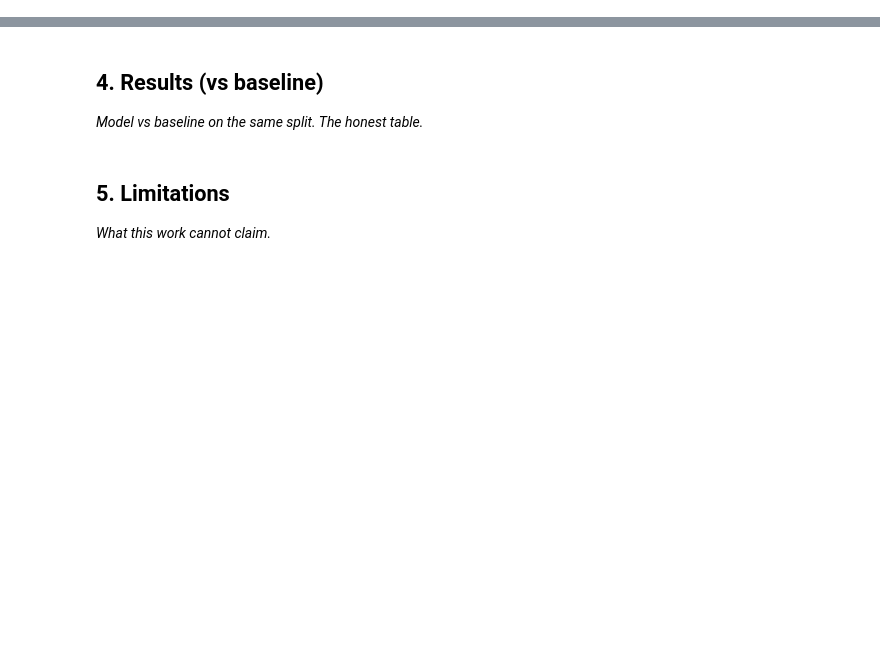
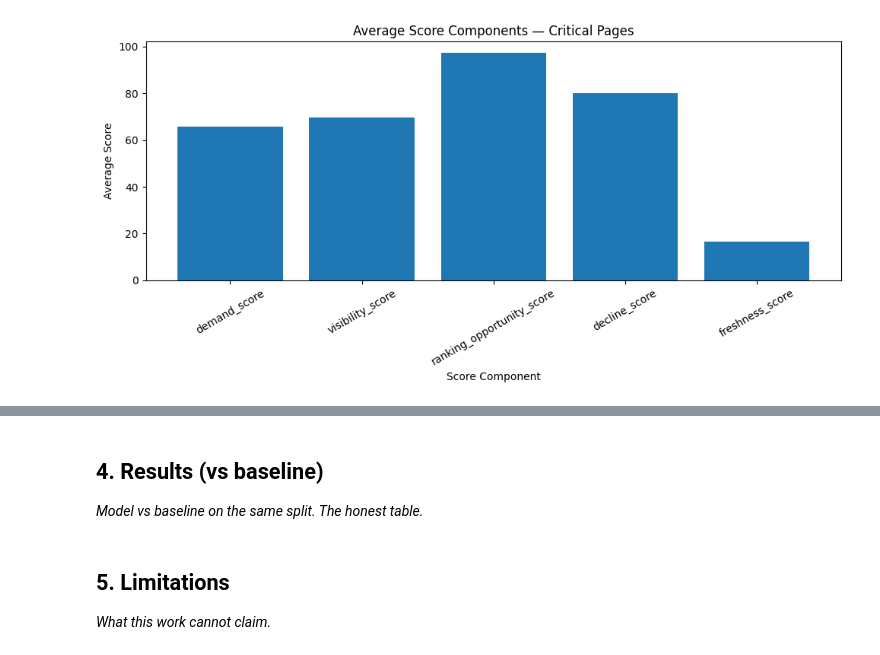
Before and after one commit to Coder-bot1/FlyRank-Internship, a Jupyter notebook: work/notebooks/capstone.ipynb, the cells around one changed output, grey strips where cells are left out. Drawn from its saved outputs; the diff is of its cells as text; code cells hidden in the pictures; blank space fills up the shorter version.

```diff
--- a/work/notebooks/capstone.ipynb
+++ b/work/notebooks/capstone.ipynb
@@ -20,0 +3595,32 @@ This skeleton is yours to fill. Work the sections **in order** — each one has
+# %%
+critical = refresh_queue[
+    refresh_queue["refresh_priority"] == "Critical"
+]
+
+components = [
+    "demand_score",
+    "visibility_score",
+    "ranking_opportunity_score",
+    "decline_score",
+    "freshness_score"
+]
+
+means = critical[components].mean()
+
+plt.figure(figsize=(10, 5))
+
+plt.bar(
+    components,
+    means.values
+)
+
+plt.title("Average Score Components — Critical Pages")
+plt.xlabel("Score Component")
+plt.ylabel("Average Score")
+
+plt.xticks(rotation=30)
+
+plt.tight_layout()
+plt.show()
+# %% [output]
+[figure, added]
```
Also changed, not shown: parts of 99 cells of this notebook.
